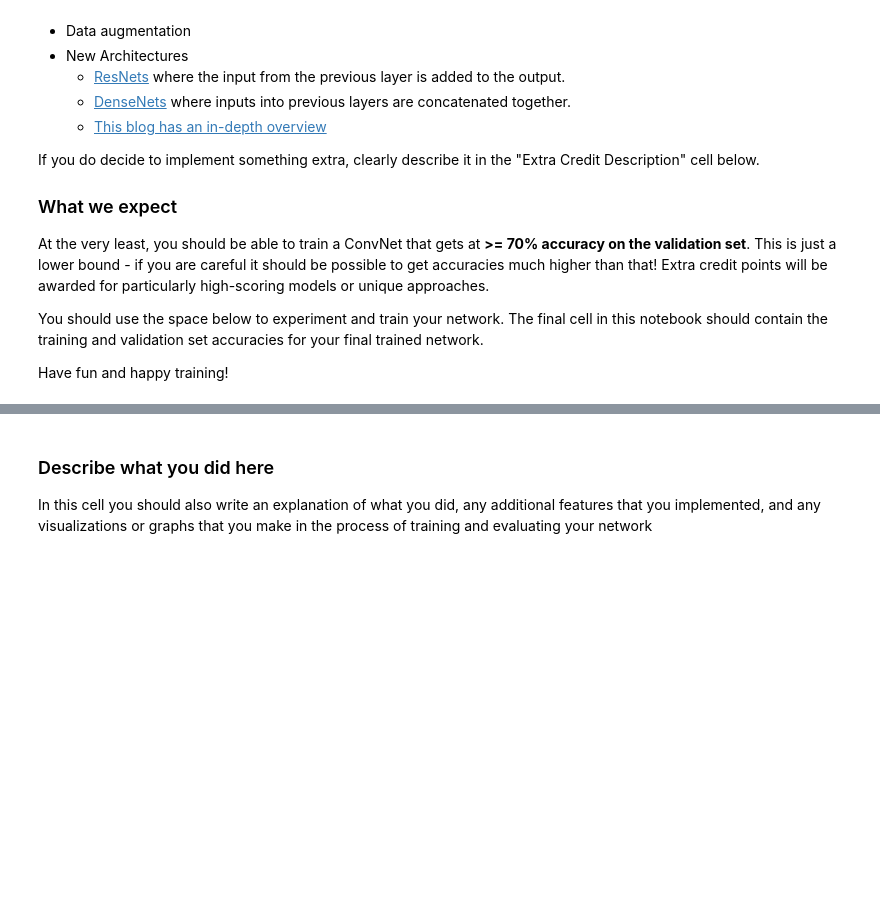
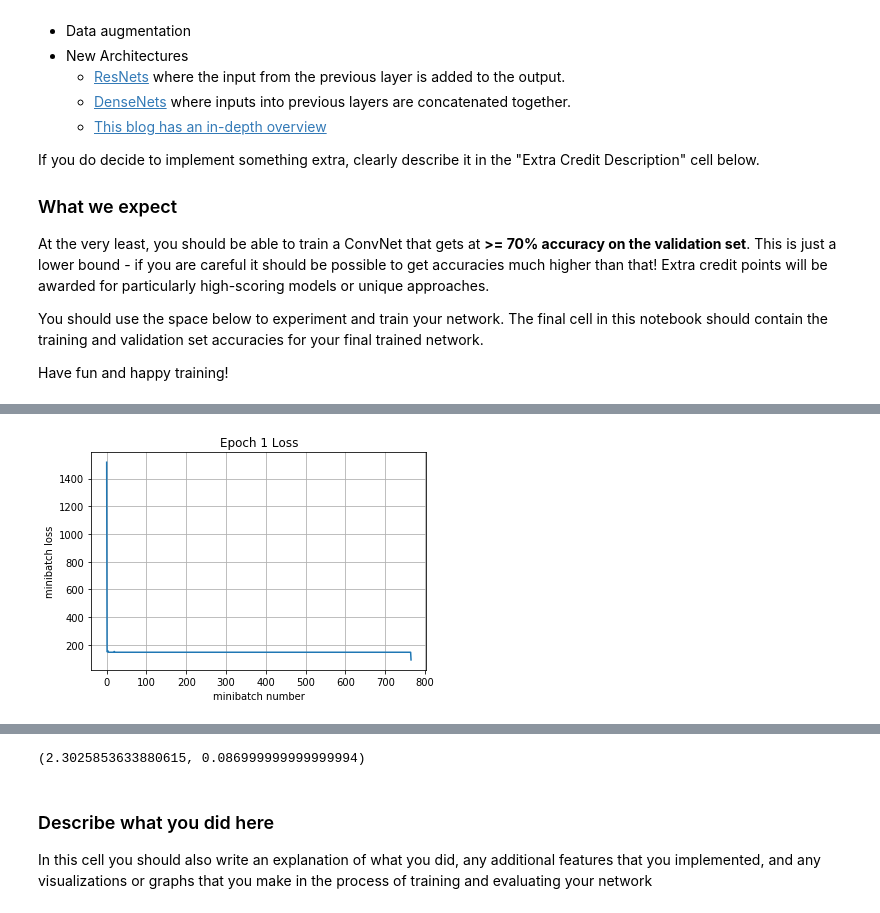
Before and after one commit to HuiChih-Wang/Stanford_CS231n, a Jupyter notebook: assignment2/TensorFlow.ipynb, the cells around one changed output, grey strips where cells are left out. Cells and saved outputs as stored; diff of their text form; code cells hidden in the pictures; blank space fills up the shorter version.

```diff
--- a/assignment2/TensorFlow.ipynb
+++ b/assignment2/TensorFlow.ipynb
@@ -483,6 +554,7 @@ sess = tf.Session()
 
 sess.run(tf.global_variables_initializer())
 print('Training')
-run_model(sess,y_out,mean_loss,X_train,y_train,10,64,100,train_step,True)
+run_model(sess,y_out,mean_loss,X_train,y_train,1,64,100,train_step,True)
 print('Validation')
 run_model(sess,y_out,mean_loss,X_val,y_val,1,64)
+# %% [output]
@@ -488,0 +571 @@ run_model(sess,y_out,mean_loss,X_val,y_val,1,64)
+[figure, added]
@@ -489,3 +574,4 @@ run_model(sess,y_out,mean_loss,X_val,y_val,1,64)
+(2.3025853633880615, 0.086999999999999994)
 # %%
 # Test your model here, and make sure
 # the output of this cell is the accuracy
```
Also changed, not shown: parts of 7 cells of this notebook.
